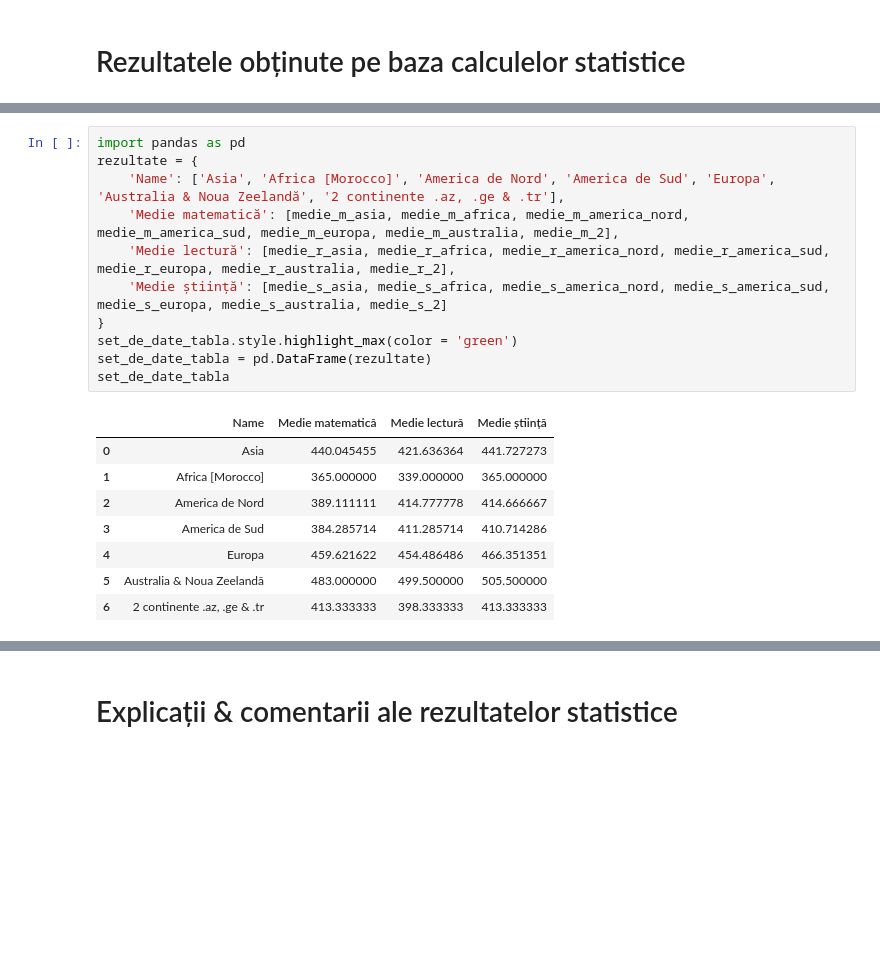
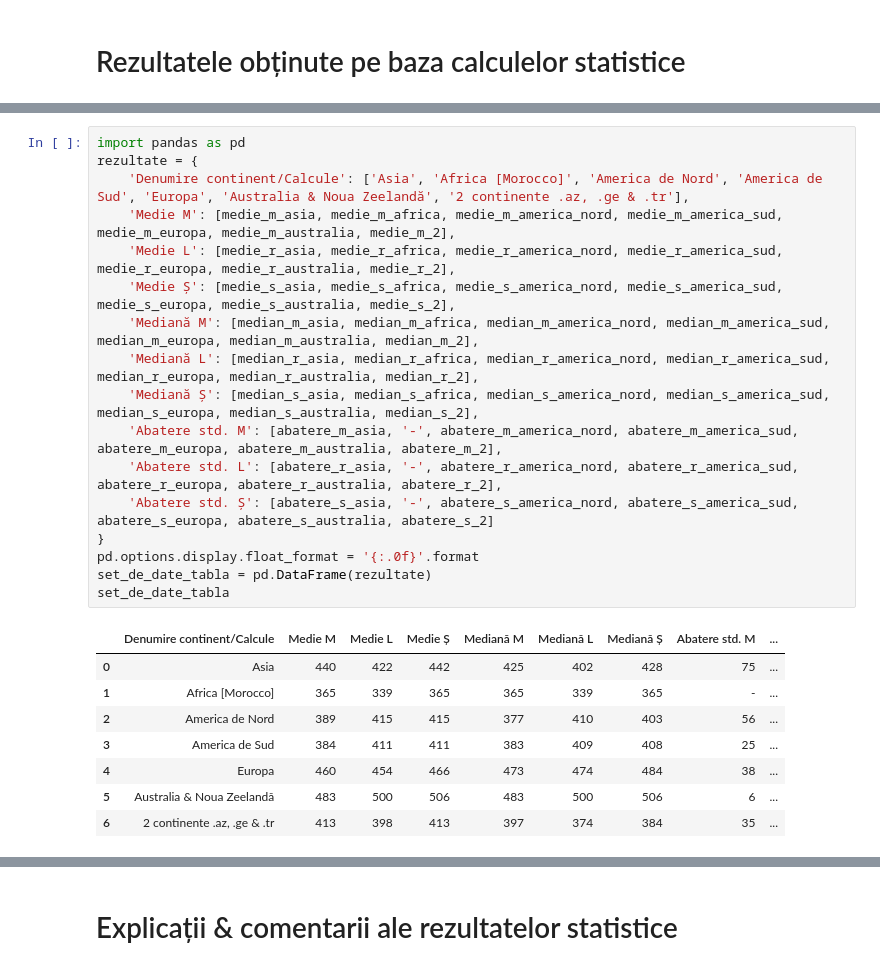
Before and after one commit to v1ctoras/PVDP_Examen, a Jupyter notebook: proiectEXAMEN.ipynb, the cells around one changed output, grey strips where cells are left out. Saved outputs shown, nothing was run; the diff lists cells and outputs as text; blank space fills up the shorter version.

```diff
--- a/proiectEXAMEN.ipynb
+++ b/proiectEXAMEN.ipynb
@@ -140,20 +178,26 @@ print(medie_m_2)
 # %%
 import pandas as pd
 rezultate = {
-    'Name': ['Asia', 'Africa [Morocco]', 'America de Nord', 'America de Sud', 'Europa', 'Australia & Noua Zeelandă', '2 continente .az, .ge & .tr'],
-    'Medie matematică': [medie_m_asia, medie_m_africa, medie_m_america_nord, medie_m_america_sud, medie_m_europa, medie_m_australia, medie_m_2],
-    'Medie lectură': [medie_r_asia, medie_r_africa, medie_r_america_nord, medie_r_america_sud, medie_r_europa, medie_r_australia, medie_r_2],
-    'Medie știință': [medie_s_asia, medie_s_africa, medie_s_america_nord, medie_s_america_sud, medie_s_europa, medie_s_australia, medie_s_2]
+    'Denumire continent/Calcule': ['Asia', 'Africa [Morocco]', 'America de Nord', 'America de Sud', 'Europa', 'Australia & Noua Zeelandă', '2 continente .az, .ge & .tr'],
+    'Medie M': [medie_m_asia, medie_m_africa, medie_m_america_nord, medie_m_america_sud, medie_m_europa, medie_m_australia, medie_m_2],
+    'Medie L': [medie_r_asia, medie_r_africa, medie_r_america_nord, medie_r_america_sud, medie_r_europa, medie_r_australia, medie_r_2],
+    'Medie Ș': [medie_s_asia, medie_s_africa, medie_s_america_nord, medie_s_america_sud, medie_s_europa, medie_s_australia, medie_s_2],
+    'Mediană M': [median_m_asia, median_m_africa, median_m_america_nord, median_m_america_sud, median_m_europa, median_m_australia, median_m_2],
+    'Mediană L': [median_r_asia, median_r_africa, median_r_america_nord, median_r_america_sud, median_r_europa, median_r_australia, median_r_2],
+    'Mediană Ș': [median_s_asia, median_s_africa, median_s_america_nord, median_s_america_sud, median_s_europa, median_s_australia, median_s_2],
+    'Abatere std. M': [abatere_m_asia, '-', abatere_m_america_nord, abatere_m_america_sud, abatere_m_europa, abatere_m_australia, abatere_m_2],
+    'Abatere std. L': [abatere_r_asia, '-', abatere_r_america_nord, abatere_r_america_sud, abatere_r_europa, abatere_r_australia, abatere_r_2],
+    'Abatere std. Ș': [abatere_s_asia, '-', abatere_s_america_nord, abatere_s_america_sud, abatere_s_europa, abatere_s_australia, abatere_s_2]
 }
-set_de_date_tabla.style.highlight_max(color = 'green')
+pd.options.display.float_format = '{:.0f}'.format
 set_de_date_tabla = pd.DataFrame(rezultate)
 set_de_date_tabla
 # %% [output]
-|  | Name | Medie matematică | Medie lectură | Medie știință |
-| 0 | Asia | 440.045455 | 421.636364 | 441.727273 |
-| 1 | Africa [Morocco] | 365.000000 | 339.000000 | 365.000000 |
-| 2 | America de Nord | 389.111111 | 414.777778 | 414.666667 |
-| 3 | America de Sud | 384.285714 | 411.285714 | 410.714286 |
-| 4 | Europa | 459.621622 | 454.486486 | 466.351351 |
-| 5 | Australia & Noua Zeelandă | 483.000000 | 499.500000 | 505.500000 |
-| 6 | 2 continente .az, .ge & .tr | 413.333333 | 398.333333 | 413.333333 |
+|  | Denumire continent/Calcule | Medie M | Medie L | Medie Ș | Mediană M | Mediană L | Mediană Ș | Abatere std. M | ... |
+| 0 | Asia | 440 | 422 | 442 | 425 | 402 | 428 | 75 | ... |
+| 1 | Africa [Morocco] | 365 | 339 | 365 | 365 | 339 | 365 | - | ... |
+| 2 | America de Nord | 389 | 415 | 415 | 377 | 410 | 403 | 56 | ... |
+| 3 | America de Sud | 384 | 411 | 411 | 383 | 409 | 408 | 25 | ... |
+| 4 | Europa | 460 | 454 | 466 | 473 | 474 | 484 | 38 | ... |
+| 5 | Australia & Noua Zeelandă | 483 | 500 | 506 | 483 | 500 | 506 | 6 | ... |
+| 6 | 2 continente .az, .ge & .tr | 413 | 398 | 413 | 397 | 374 | 384 | 35 | ... |
```
Also changed, not shown: parts of 3 cells of this notebook.
